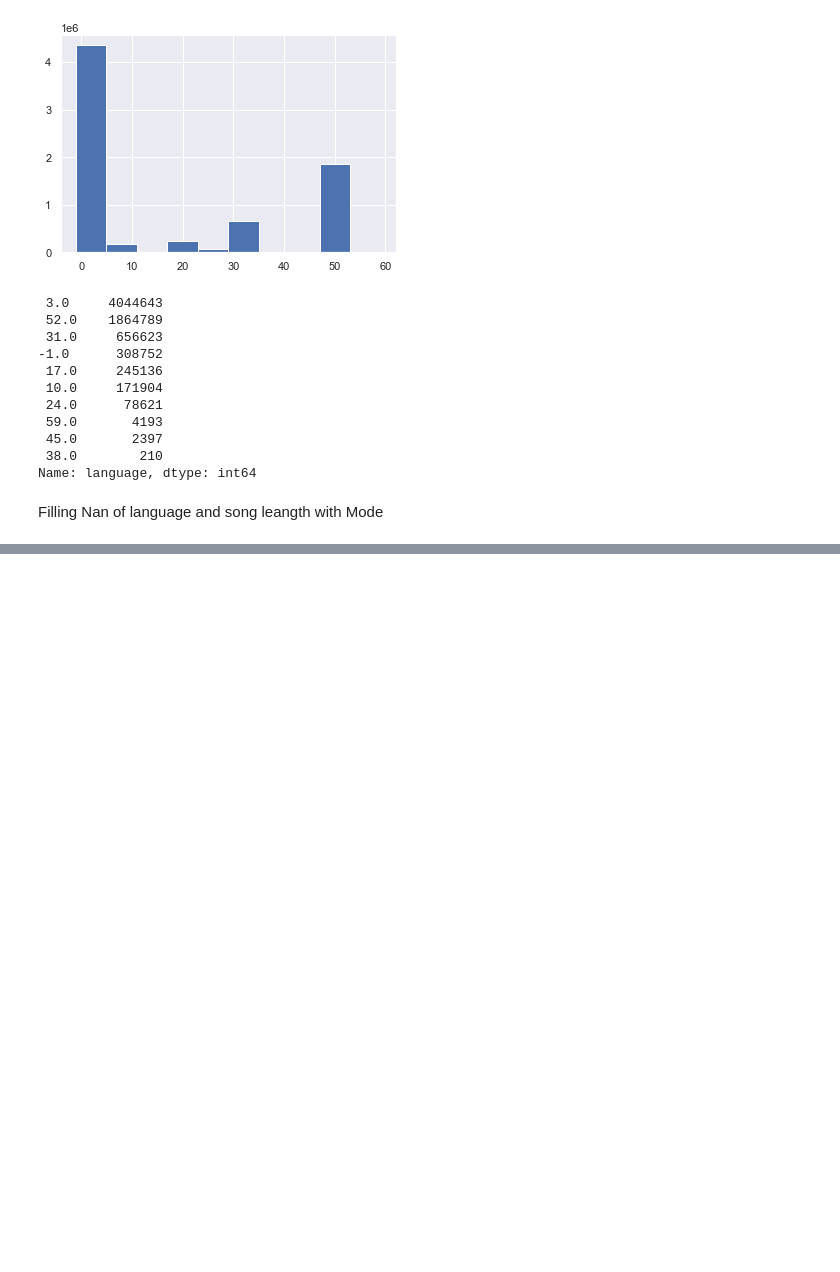
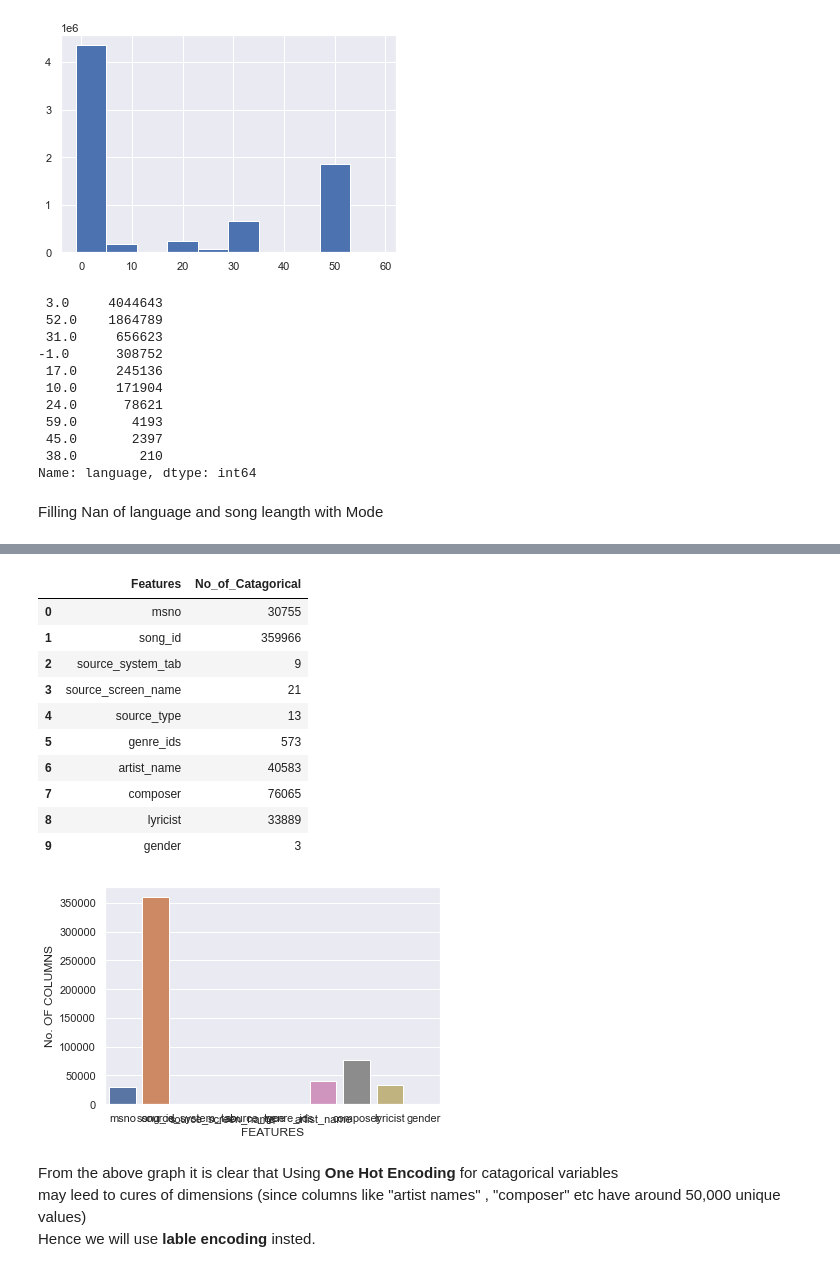
Before and after one commit to Sudhanshu1304/Music-Recomendation-System, a Jupyter notebook: Preprocessing.ipynb, the cells around one changed output, grey strips where cells are left out. Drawn from its saved outputs; the diff is of its cells as text; code cells hidden in the pictures; blank space fills up the shorter version.

```diff
--- a/Preprocessing.ipynb
+++ b/Preprocessing.ipynb
@@ -184,0 +236,23 @@ data.song_length = data.song_length.fillna(data.song_length.mode()[0])
+# %%
+data.language = data.language.fillna(value=data.language.mode()[0])
+# %%
+ma.No_of_Catagorical(data)
+# %% [output]
+|  | Features | No_of_Catagorical |
+| 0 | msno | 30755 |
+| 1 | song_id | 359966 |
+| 2 | source_system_tab | 9 |
+| 3 | source_screen_name | 21 |
+| 4 | source_type | 13 |
+| 5 | genre_ids | 573 |
+| 6 | artist_name | 40583 |
+| 7 | composer | 76065 |
+| 8 | lyricist | 33889 |
+| 9 | gender | 3 |
+[figure, added]
+# %% [markdown]
+<p>
+From the above graph it is clear that Using <strong>One Hot Encoding </strong> for catagorical variables <br>
+may leed to cures of dimensions (since columns like "artist names" , "composer" etc have around 50,000 unique values)<br>
+Hence we will use <strong>lable encoding</strong> insted.
+</p>
```
Also changed, not shown: parts of 15 cells of this notebook, 1 other file.
